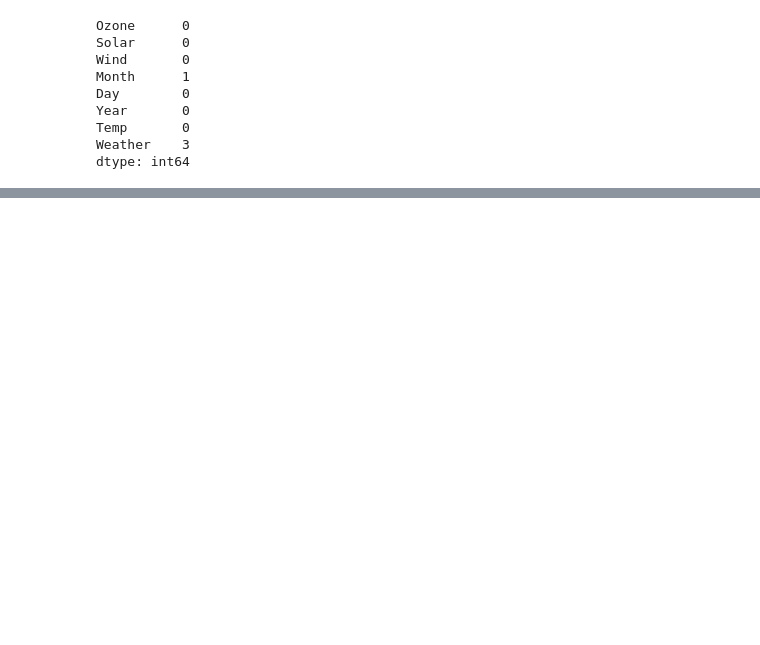
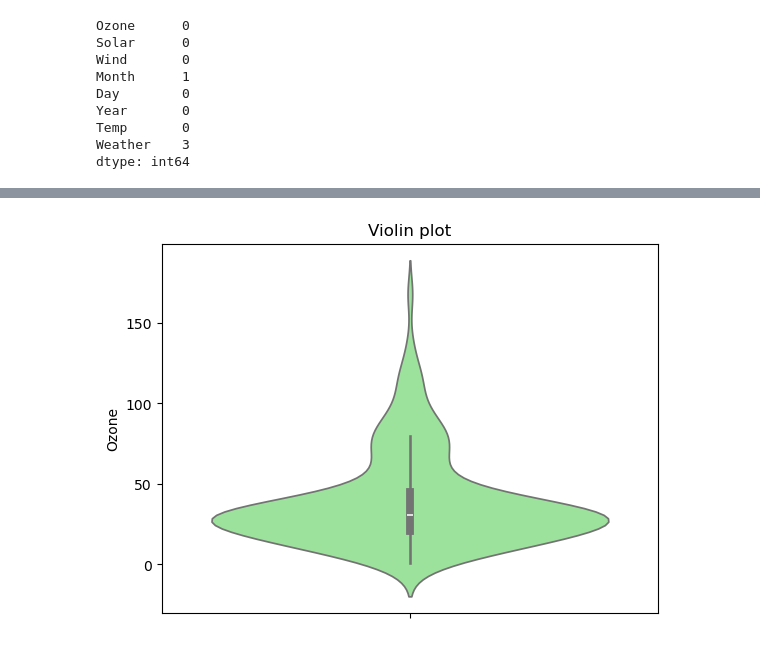
Before and after one commit to irfanabhi91/irfan-170, a Jupyter notebook: EDA1 (1).ipynb, the cells around one changed output, grey strips where cells are left out. Cells and saved outputs as stored; diff of their text form; code cells hidden in the pictures; blank space fills up the shorter version.

```diff
--- a/EDA1 (1).ipynb
+++ b/EDA1 (1).ipynb
@@ -222,0 +362,6 @@ dtype: int64
+# %%
+sns.violinplot(data=data1["Ozone"], color='lightgreen')
+plt.title("Violin plot")
+plt.show()
+# %% [output]
+[figure, added]
```
Also changed, not shown: parts of 31 cells of this notebook.
